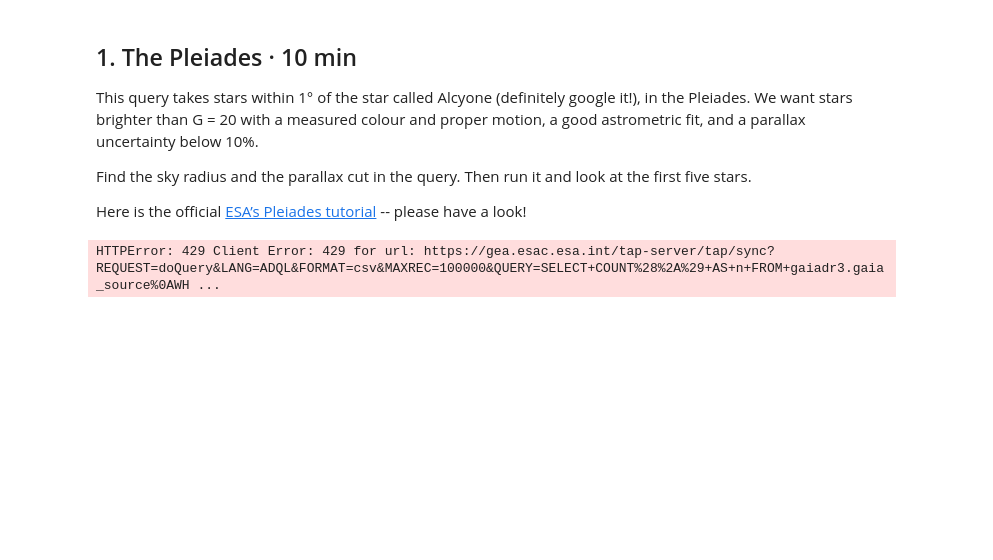
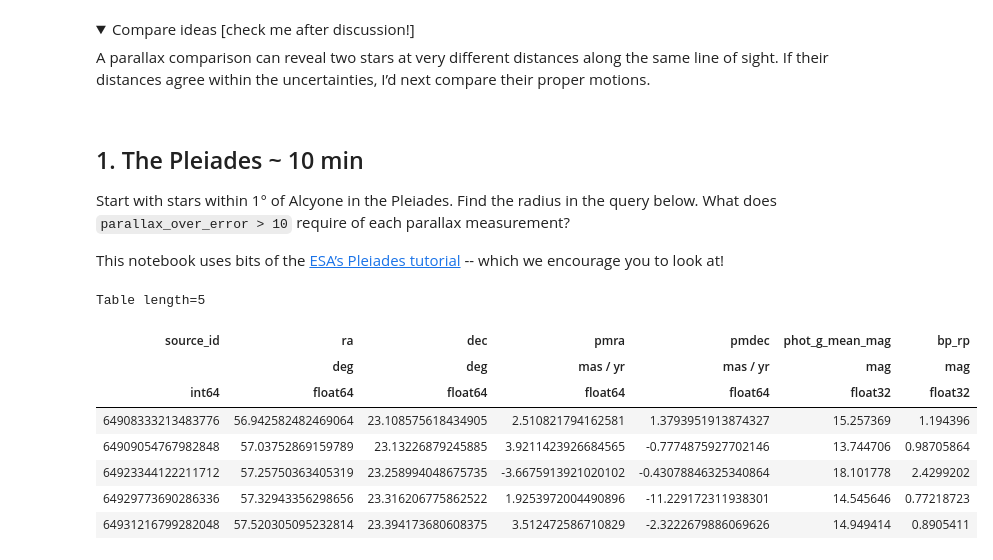
Before and after one commit to errai34/ic_phys367_wk9_2026, a Jupyter notebook: Which_stars_belong_together_final.ipynb, the cells around one changed output. Saved outputs shown, nothing was run; the diff lists cells and outputs as text; code cells hidden in the pictures; folded sections open; blank space fills up the shorter version.

```diff
--- a/Which_stars_belong_together_final.ipynb
+++ b/Which_stars_belong_together_final.ipynb
@@ -25,2 +25,9 @@ On the Rubin Science Platform, open this notebook with the **LSST** kernel and r
+# %% [markdown]
+<details>
+<summary>Compare ideas [check me after discussion!] </summary>
+
+A parallax comparison can reveal two stars at very different distances along the same line of sight. If their distances agree within the uncertainties, I’d next compare their proper motions.
+
+</details>
 # %%
 from pathlib import Path
@@ -77,28 +61,33 @@ def download_cluster(query):
 # %% [markdown]
-## 1. The Pleiades · 10 min
+## 1. The Pleiades ~ 10 min
 
-This query takes stars within 1° of the star called Alcyone (definitely google it!), in the Pleiades. We want stars brighter than G = 20 with a measured colour and proper motion, a good astrometric fit, and a parallax uncertainty below 10%.
+Start with stars within 1° of Alcyone in the Pleiades. Find the radius in the query below. What does `parallax_over_error > 10` require of each parallax measurement?
 
-Find the sky radius and the parallax cut in the query. Then run it and look at the first five stars.
-
-Here is the official [ESA’s Pleiades tutorial](https://github.com/esa/gaia-jupyter-notebooks/blob/main/data-release-3-tutorials/tutorial_use_case_pleiades.ipynb) -- please have a look!
+This notebook uses bits of the [ESA’s Pleiades tutorial](https://github.com/esa/gaia-jupyter-notebooks/blob/main/data-release-3-tutorials/tutorial_use_case_pleiades.ipynb)  -- which we encourage you to look at!
 # %%
 query = """
 SELECT source_id, ra, dec, pmra, pmdec, phot_g_mean_mag, bp_rp
 FROM gaiadr3.gaia_source
 WHERE 1=CONTAINS(POINT('ICRS', ra, dec), CIRCLE('ICRS', 56.87125, 24.10493, 1.0))
   AND ruwe < 1.4
   AND parallax_over_error > 10
   AND phot_g_mean_mag < 20.0
   AND bp_rp IS NOT NULL
   AND pmra IS NOT NULL
   AND pmdec IS NOT NULL
 """
-pleiades = download_cluster(query)
-save_sample(pleiades, query, "pleiades_dr3")
+pleiades = gaia_sample(query, 'pleiades_dr3')
 display(pleiades[:5])
 # %% [output]
-HTTPError: 429 Client Error: 429 for url: https://gea.esac.esa.int/tap-server/tap/sync?REQUEST=doQuery&LANG=ADQL&FORMAT=csv&MAXREC=100000&QUERY=SELECT+COUNT%28%2A%29+AS+n+FROM+gaiadr3.gaia_source%0AWH ...
+Table length=5
+| source_id | ra | dec | pmra | pmdec | phot_g_mean_mag | bp_rp |
+|  | deg | deg | mas / yr | mas / yr | mag | mag |
+| int64 | float64 | float64 | float64 | float64 | float32 | float32 |
+| 64908333213483776 | 56.942582482469064 | 23.108575618434905 | 2.510821794162581 | 1.3793951913874327 | 15.257369 | 1.194396 |
+| 64909054767982848 | 57.03752869159789 | 23.13226879245885 | 3.9211423926684565 | -0.7774875927702146 | 13.744706 | 0.98705864 |
+| 64923344122211712 | 57.25750363405319 | 23.258994048675735 | -3.6675913921020102 | -0.43078846325340864 | 18.101778 | 2.4299202 |
+| 64929773690286336 | 57.32943356298656 | 23.316206775862522 | 1.9253972004490896 | -11.229172311938301 | 14.545646 | 0.77218723 |
+| 64931216799282048 | 57.520305095232814 | 23.394173680608375 | 3.512472586710829 | -2.3222679886069626 | 14.949414 | 0.8905411 |
 # %% [markdown]
 ### Select stars by proper motion
 
```
Also changed, not shown: parts of 49 cells of this notebook.
